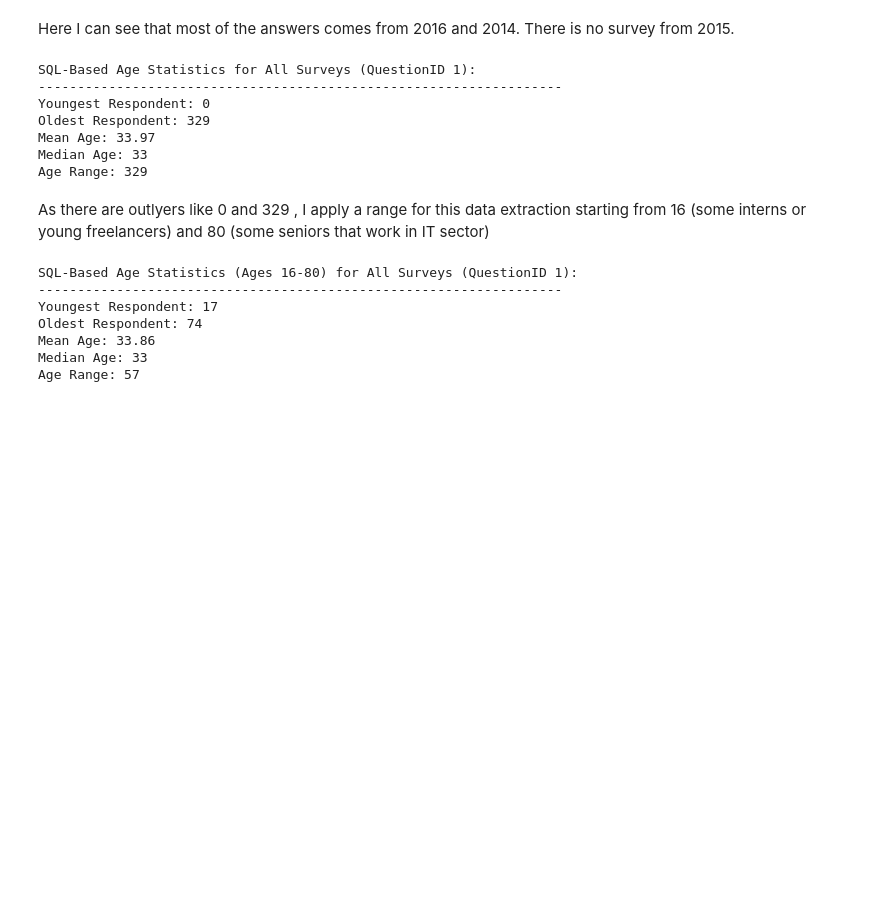
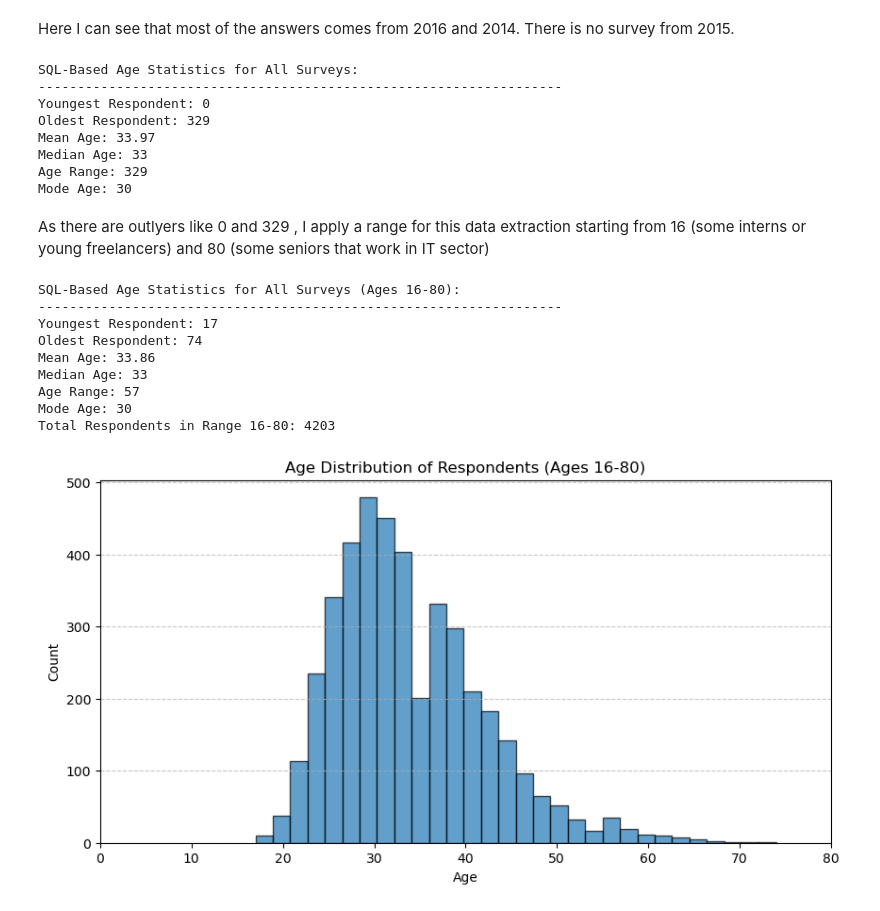
Before and after one commit to Kristaps-E/EDA_Mental_health_in_teach, a Jupyter notebook: EDA.IPYNB, the cells around one changed output. Drawn from its saved outputs; the diff is of its cells as text; code cells hidden in the pictures; blank space fills up the shorter version.

```diff
--- a/EDA.IPYNB
+++ b/EDA.IPYNB
@@ -331,28 +358,31 @@ SELECT
     (SELECT MAX(age) FROM valid_ages) AS oldest,
     (SELECT AVG(age) FROM valid_ages) AS mean_age,
     (SELECT age FROM valid_ages ORDER BY age LIMIT 1 OFFSET (SELECT COUNT(*)/2 FROM valid_ages)) AS median_age,
-    (SELECT MAX(age) - MIN(age) FROM valid_ages) AS age_range
+    (SELECT MAX(age) - MIN(age) FROM valid_ages) AS age_range,
+    (SELECT age FROM valid_ages GROUP BY age ORDER BY COUNT(*) DESC LIMIT 1) AS mode_age
 FROM valid_ages;
 """
 
 age_stats = conn.execute(query).fetchone()
-youngest, oldest, mean_age, median_age, age_range = age_stats
+youngest, oldest, mean_age, median_age, age_range, mode_age = age_stats
 
-print("\nSQL-Based Age Statistics for All Surveys (QuestionID 1):")
+print("\nSQL-Based Age Statistics for All Surveys:")
 print("-------------------------------------------------------------------")
 print(f"Youngest Respondent: {youngest}")
 print(f"Oldest Respondent: {oldest}")
 print(f"Mean Age: {mean_age:.2f}")
 print(f"Median Age: {median_age}")
 print(f"Age Range: {age_range}")
+print(f"Mode Age: {mode_age}")
 # %% [output]
-SQL-Based Age Statistics for All Surveys (QuestionID 1):
+SQL-Based Age Statistics for All Surveys:
 -------------------------------------------------------------------
 Youngest Respondent: 0
 Oldest Respondent: 329
 Mean Age: 33.97
 Median Age: 33
 Age Range: 329
+Mode Age: 30
 # %% [markdown]
 As there are outlyers like 0 and 329 , I apply a range for this data extraction starting from 16 (some interns or young freelancers) and 80 (some seniors that work in IT sector)
 # %%
@@ -369,25 +399,52 @@ SELECT
     (SELECT MAX(age) FROM valid_ages) AS oldest,
     (SELECT AVG(age) FROM valid_ages) AS mean_age,
     (SELECT age FROM valid_ages ORDER BY age LIMIT 1 OFFSET (SELECT COUNT(*)/2 FROM valid_ages)) AS median_age,
-    (SELECT MAX(age) - MIN(age) FROM valid_ages) AS age_range
+    (SELECT MAX(age) - MIN(age) FROM valid_ages) AS age_range,
+    (SELECT age FROM valid_ages GROUP BY age ORDER BY COUNT(*) DESC LIMIT 1) AS mode_age,
+    (SELECT COUNT(*) FROM valid_ages) AS total_respondents
 FROM valid_ages;
 """
 
 age_stats = conn.execute(query).fetchone()
-youngest, oldest, mean_age, median_age, age_range = age_stats
+youngest, oldest, mean_age, median_age, age_range, mode_age, total_respondents = age_stats
 
-print("\nSQL-Based Age Statistics (Ages 16-80) for All Surveys (QuestionID 1):")
+print("\nSQL-Based Age Statistics for All Surveys (Ages 16-80):")
 print("-------------------------------------------------------------------")
 print(f"Youngest Respondent: {youngest}")
 print(f"Oldest Respondent: {oldest}")
 print(f"Mean Age: {mean_age:.2f}")
 print(f"Median Age: {median_age}")
 print(f"Age Range: {age_range}")
+print(f"Mode Age: {mode_age}")
+print(f"Total Respondents in Range 16-80: {total_respondents}")
 # %% [output]
-SQL-Based Age Statistics (Ages 16-80) for All Surveys (QuestionID 1):
+SQL-Based Age Statistics for All Surveys (Ages 16-80):
 -------------------------------------------------------------------
 Youngest Respondent: 17
 Oldest Respondent: 74
 Mean Age: 33.86
 Median Age: 33
 Age Range: 57
+Mode Age: 30
+Total Respondents in Range 16-80: 4203
+# %%
+query = """
+SELECT CAST(AnswerText AS INTEGER) AS age
+FROM Answer
+WHERE QuestionID = 1
+AND AnswerText GLOB '[0-9]*';
+"""
+
+ages = [row[0] for row in conn.execute(query).fetchall()]
+filtered_ages = [age for age in ages if 16 <= age <= 80]
+
+plt.figure(figsize=(10, 5))
+plt.hist(filtered_ages, bins=30, edgecolor='black', alpha=0.7)
+plt.xlabel("Age")
+plt.ylabel("Count")
+plt.title("Age Distribution of Respondents (Ages 16-80)")
+plt.grid(axis='y', linestyle='--', alpha=0.7)
+plt.xticks(np.arange(0, 81, 10))
+plt.show()
+# %% [output]
+[figure, added]
```
Also changed, not shown: parts of 18 cells of this notebook, 2 other files.
